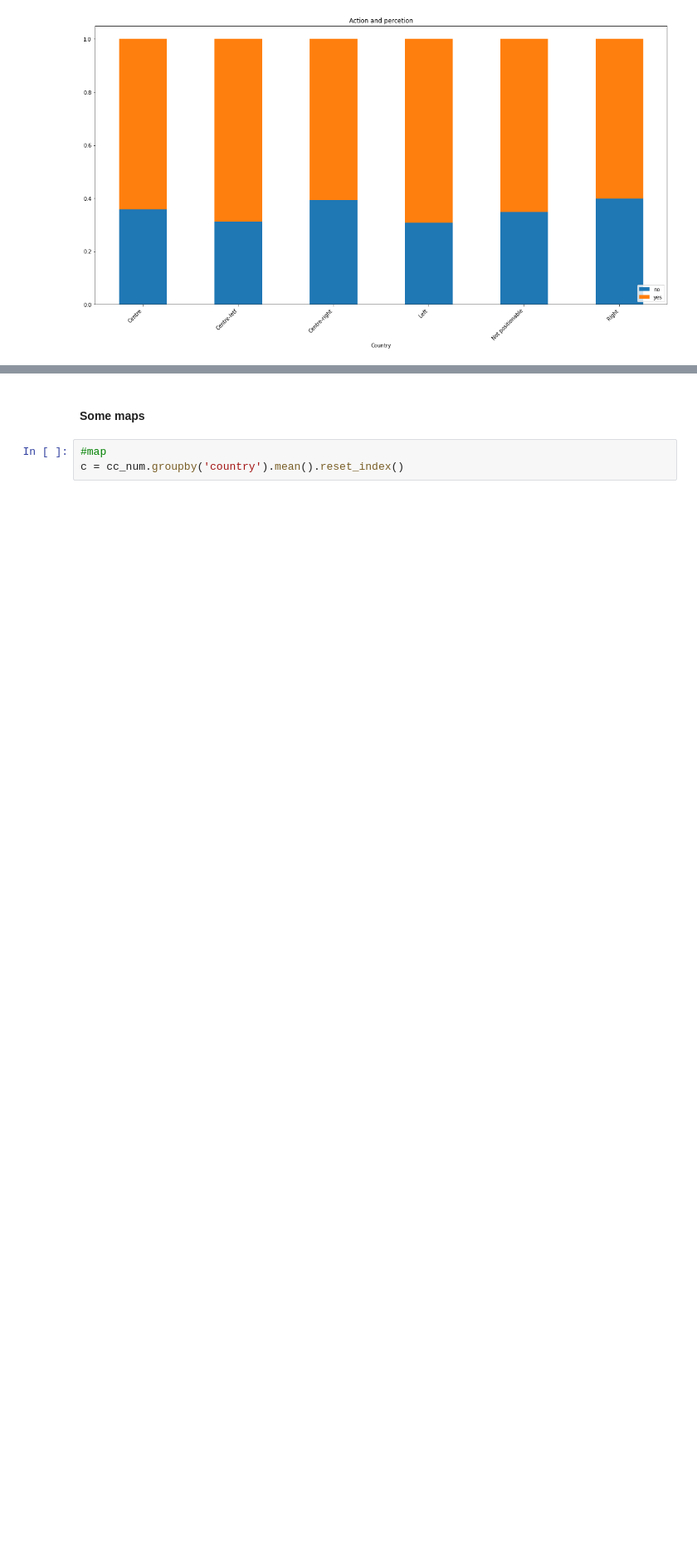
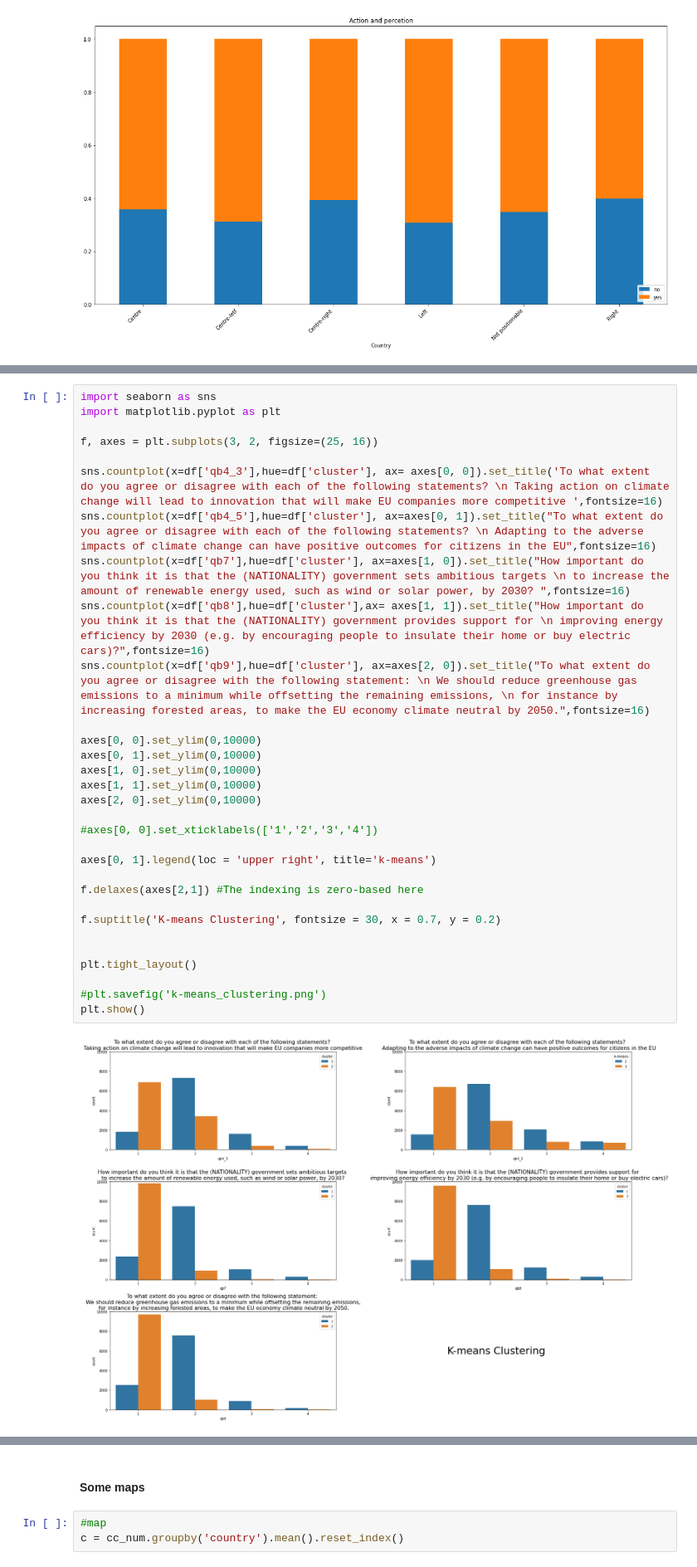
Before and after one commit to claudiagiuspoli/pro-environmental-behaviour, a Jupyter notebook: data viz.ipynb, the cells around one changed output, grey strips where cells are left out. Shown at 83% size. Drawn from its saved outputs; the diff is of its cells as text; blank space fills up the shorter version.

```diff
--- a/data viz.ipynb
+++ b/data viz.ipynb
@@ -463,0 +473,33 @@ plt.show()
+# %%
+import seaborn as sns
+import matplotlib.pyplot as plt
+
+f, axes = plt.subplots(3, 2, figsize=(25, 16))
+
+sns.countplot(x=df['qb4_3'],hue=df['cluster'], ax= axes[0, 0]).set_title('To what extent do you agree or disagree with each of the following statements? \n Taking action on climate change will lead to innovation that will make EU companies more competitive ',fontsize=16)
+sns.countplot(x=df['qb4_5'],hue=df['cluster'], ax=axes[0, 1]).set_title("To what extent do you agree or disagree with each of the following statements? \n Adapting to the adverse impacts of climate change can have positive outcomes for citizens in the EU",fontsize=16)
+sns.countplot(x=df['qb7'],hue=df['cluster'], ax=axes[1, 0]).set_title("How important do you think it is that the (NATIONALITY) government sets ambitious targets \n to increase the amount of renewable energy used, such as wind or solar power, by 2030? ",fontsize=16)
+sns.countplot(x=df['qb8'],hue=df['cluster'],ax= axes[1, 1]).set_title("How important do you think it is that the (NATIONALITY) government provides support for \n improving energy efficiency by 2030 (e.g. by encouraging people to insulate their home or buy electric cars)?",fontsize=16)
+sns.countplot(x=df['qb9'],hue=df['cluster'], ax=axes[2, 0]).set_title("To what extent do you agree or disagree with the following statement: \n We should reduce greenhouse gas emissions to a minimum while offsetting the remaining emissions, \n for instance by increasing forested areas, to make the EU economy climate neutral by 2050.",fontsize=16)
+
+axes[0, 0].set_ylim(0,10000)
+axes[0, 1].set_ylim(0,10000)
+axes[1, 0].set_ylim(0,10000)
+axes[1, 1].set_ylim(0,10000)
+axes[2, 0].set_ylim(0,10000)
+
+#axes[0, 0].set_xticklabels(['1','2','3','4'])
+
+axes[0, 1].legend(loc = 'upper right', title='k-means')
+
+f.delaxes(axes[2,1]) #The indexing is zero-based here
+
+f.suptitle('K-means Clustering', fontsize = 30, x = 0.7, y = 0.2)
+
+
+plt.tight_layout()
+
+#plt.savefig('k-means_clustering.png')
+plt.show()
+# %% [output]
+[figure, added]
```
Also changed, not shown: parts of 6 cells of this notebook, 5 other files.
